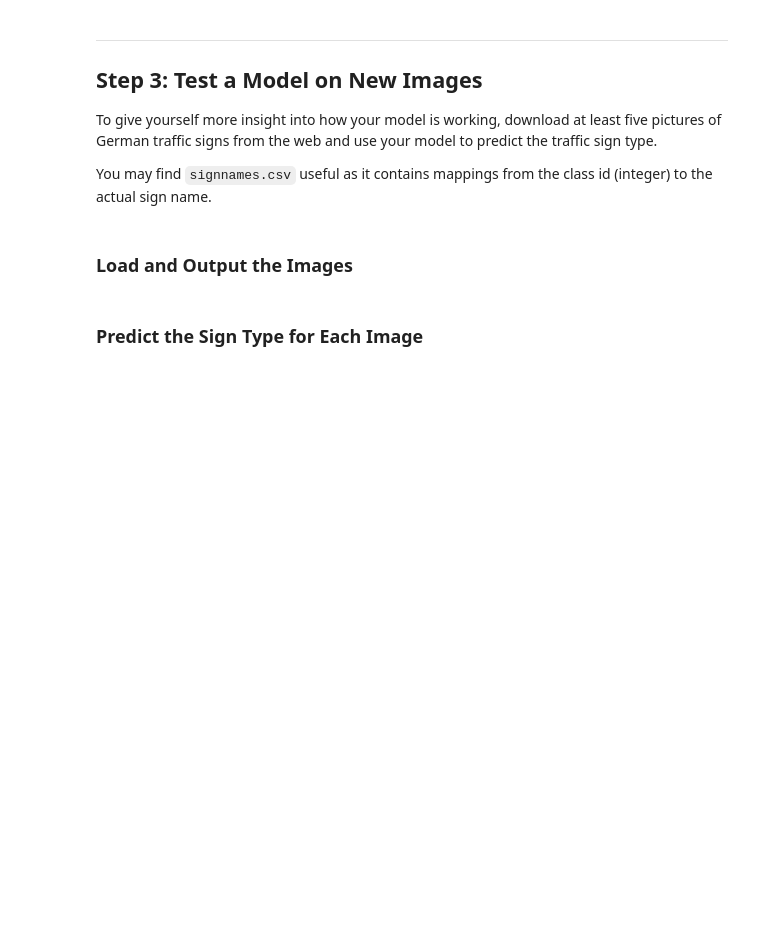
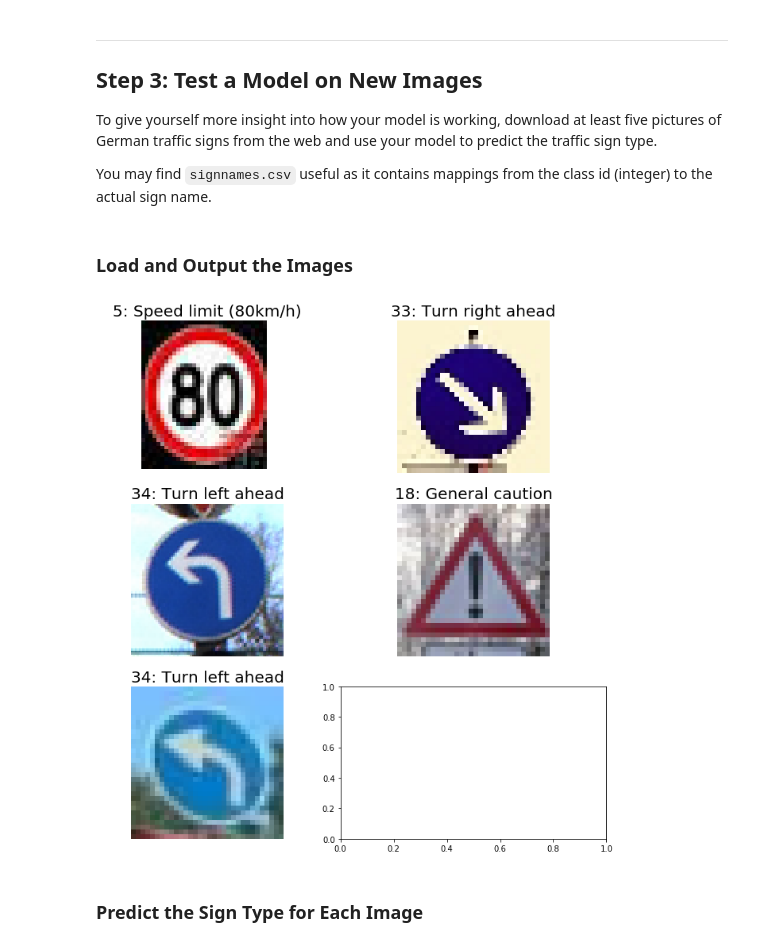
Before and after one commit to dimonge/Traffic-Sign-Classifier, a Jupyter notebook: Traffic_Sign_Classifier.ipynb, the cells around one changed output. Saved outputs shown, nothing was run; the diff lists cells and outputs as text; code cells hidden in the pictures; blank space fills up the shorter version.

Commit message:
completed the traffic sign classifier assignment

```diff
--- a/Traffic_Sign_Classifier.ipynb
+++ b/Traffic_Sign_Classifier.ipynb
@@ -390,2 +383,42 @@ You may find `signnames.csv` useful as it contains mappings from the class id (i
+# %%
+### Load the images and plot them here.
+### Feel free to use as many code cells as needed.
+from glob import glob as gb
+import matplotlib.image as mpimg
+import matplotlib.pyplot as plt
+import cv2
+import numpy as np
+
+class_id_of_new_signs_in_order = [5,33, 34, 18, 34]
+
+%matplotlib inline
+
+fig, axis = plt.subplots(3, 2, figsize=(12,12))
+fig.subplots_adjust(hspace=.2, wspace=.001)
+axis = axis.ravel()
+
+
+signnames = []
+
+
+import pandas as pd
+df = pd.read_csv('./signnames.csv')
+
+image_files = gb('./new_traffic_sign/*.png')
+
+def plot_image_table(image_files):
+    output_images = []
+    for index, image_file in enumerate(image_files):
+        image = cv2.imread(image_file)
+        axis[index].axis('off')
+        axis[index].imshow(cv2.cvtColor(image, cv2.COLOR_BGR2RGB))
+        classId = class_id_of_new_signs_in_order[index]
+        axis[index].set_title(str(class_id_of_new_signs_in_order[index]) + ": " + df.SignName[classId], fontsize=20)
+        output_images.append(image)
+    return output_images
+
+output_images = np.asarray(plot_image_table(image_files))
+# %% [output]
+[figure, added]
 # %% [markdown]
 ### Predict the Sign Type for Each Image
```
Also changed, not shown: parts of 10 cells of this notebook, 15 other files.
